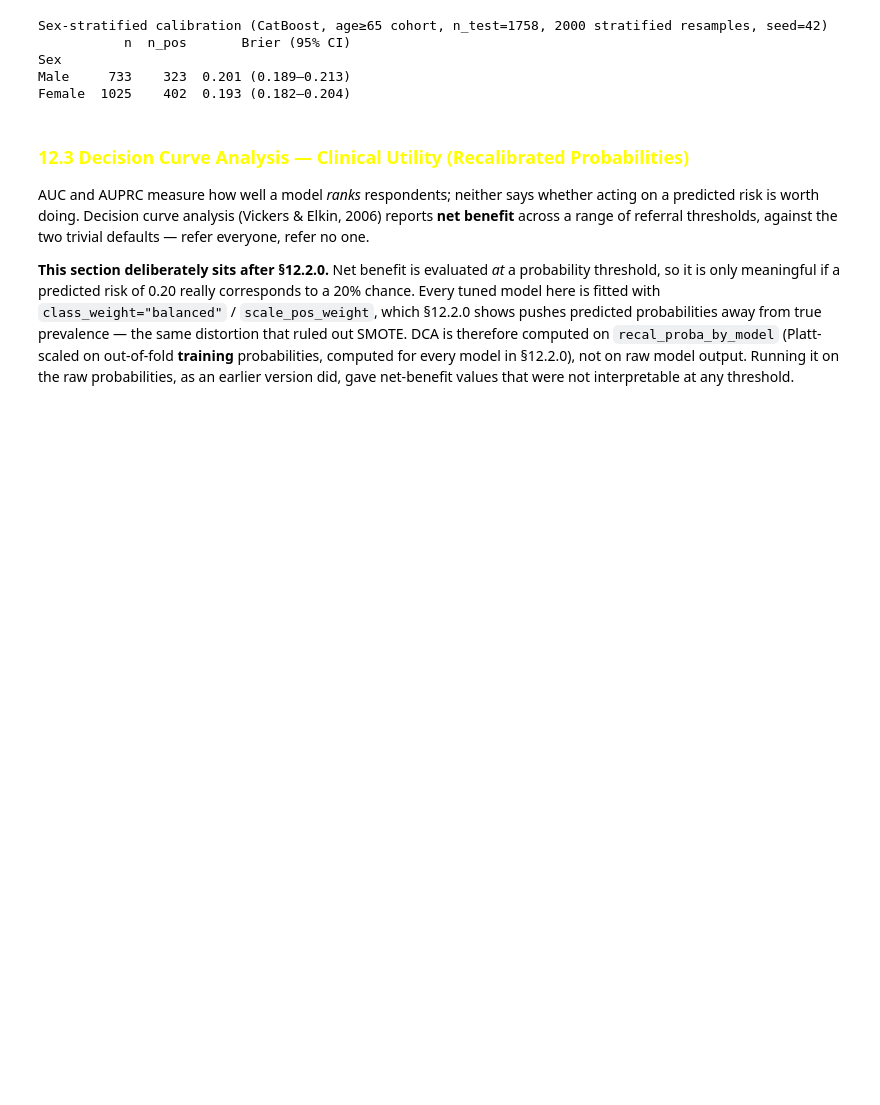
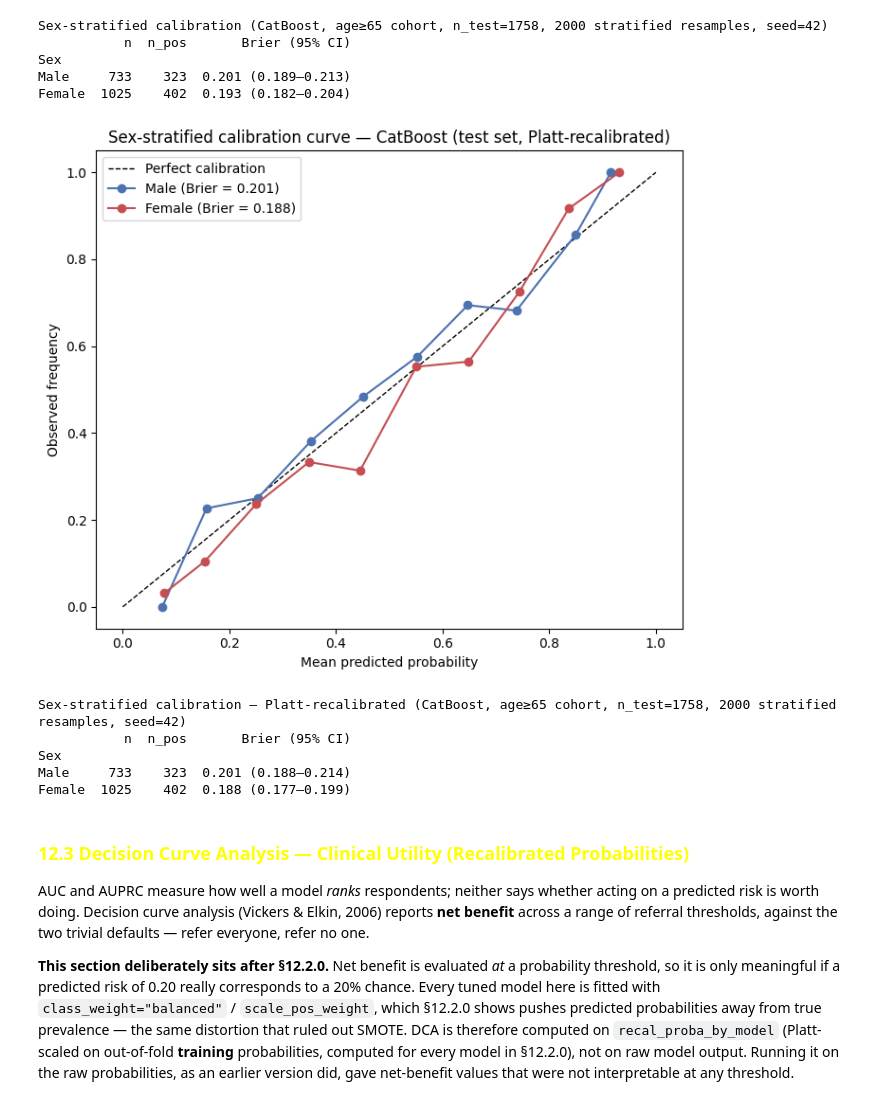
Before and after one commit to kimyonghan766/knhanes-tooth-loss-classifier, a Jupyter notebook: Main/final_65+_catboost.ipynb, the cells around one changed output. Drawn from its saved outputs; the diff is of its cells as text; code cells hidden in the pictures; blank space fills up the shorter version.

Commit message:
brier recalibrated

```diff
--- a/Main/final_65+_catboost.ipynb
+++ b/Main/final_65+_catboost.ipynb
@@ -3238,6 +3238,71 @@ Sex-stratified calibration (CatBoost, age≥65 cohort, n_test=1758, 2000 stratif
 Sex
 Male     733    323  0.201 (0.189–0.213)
 Female  1025    402  0.193 (0.182–0.204)
+# %%
+# ── §12.2.2 Sex-stratified calibration — Brier score, PLATT-RECALIBRATED probabilities, pinned model (CatBoost) only ──
+# Companion to §12.2.1 (which reports the RAW sex-stratified Brier). Identical recipe -- self-contained
+# sex vector, same stratified bootstrap (2000 resamples, seed=42, resampled within each sex subset,
+# survey-weighted Brier / unweighted curve) -- but scored on recal_proba_by_model[best_name] (Platt-
+# scaled on out-of-fold TRAIN probabilities in §12.2.0) instead of the model's raw output.
+from sklearn.calibration import calibration_curve
+from sklearn.metrics import brier_score_loss
+
+_yte_r = y_test.to_numpy()
+_sex_r = df_subset.loc[test_mask, 'sex'].map({1: 'Male', 2: 'Female'})
+assert _sex_r.index.equals(X_test.index), "sex vector misaligned with X_test rows"
+_sex_r = _sex_r.to_numpy()
+_proba_recal = recal_proba_by_model[best_name]
+_w_r = w_test.to_numpy()   # survey weights for the Brier scores (curves stay unweighted)
+
+N_BOOT_CAL = 2000
+_rng_cal_r = np.random.default_rng(42)
+
+fig, ax = plt.subplots(figsize=(7, 6))
+ax.plot([0, 1], [0, 1], 'k--', linewidth=1, label='Perfect calibration')
+
+_cal_rows_r = []
+for _s, _color in zip(('Male', 'Female'), ('#4C72B0', '#C44E52')):
+    _rows_s = np.where(_sex_r == _s)[0]
+    _y_s, _p_s, _w_s = _yte_r[_rows_s], _proba_recal[_rows_s], _w_r[_rows_s]
+    _brier = brier_score_loss(_y_s, _p_s, sample_weight=_w_s)
+
+    _i0, _i1 = _rows_s[_y_s == 0], _rows_s[_y_s == 1]
+    if _i0.size and _i1.size:
+        _boots = np.empty(N_BOOT_CAL)
+        for _b in range(N_BOOT_CAL):
+            _bi = np.concatenate([_rng_cal_r.choice(_i0, _i0.size, replace=True),
+                                   _rng_cal_r.choice(_i1, _i1.size, replace=True)])
+            _boots[_b] = brier_score_loss(_yte_r[_bi], _proba_recal[_bi],
+                                          sample_weight=_w_r[_bi])
+        _lo, _hi = np.percentile(_boots, [2.5, 97.5])
+        _brier_str = f"{_brier:.3f} ({_lo:.3f}–{_hi:.3f})"
+    else:
+        _brier_str = "n/a (single-class subset)"
+
+    prob_true, prob_pred = calibration_curve(_y_s, _p_s, n_bins=10, strategy='uniform')
+    ax.plot(prob_pred, prob_true, 'o-', color=_color, label=f'{_s} (Brier = {_brier:.3f})')
+
+    _cal_rows_r.append({"Sex": _s, "n": int(_rows_s.size), "n_pos": int(_y_s.sum()),
+                        "Brier (95% CI)": _brier_str})
+
+ax.set_xlabel('Mean predicted probability')
+ax.set_ylabel('Observed frequency')
+ax.set_title(f'Sex-stratified calibration curve — {best_name} (test set, Platt-recalibrated)')
+ax.legend()
+plt.tight_layout()
+plt.show()
+
+sex_calibration_recal_df = pd.DataFrame(_cal_rows_r).set_index("Sex")
+print(f"Sex-stratified calibration — Platt-recalibrated ({best_name}, age≥{age_threshold} cohort, "
+      f"n_test={len(_yte_r)}, {N_BOOT_CAL} stratified resamples, seed=42)")
+print(sex_calibration_recal_df.to_string())
+# %% [output]
+[figure, added]
+Sex-stratified calibration — Platt-recalibrated (CatBoost, age≥65 cohort, n_test=1758, 2000 stratified resamples, seed=42)
+           n  n_pos       Brier (95% CI)
+Sex
+Male     733    323  0.201 (0.188–0.214)
+Female  1025    402  0.188 (0.177–0.199)
 # %% [markdown]
 <h3 style="color:yellow";> 12.3 Decision Curve Analysis — Clinical Utility (Recalibrated Probabilities) </h3>
 
```
Also changed, not shown: 5 other files.
